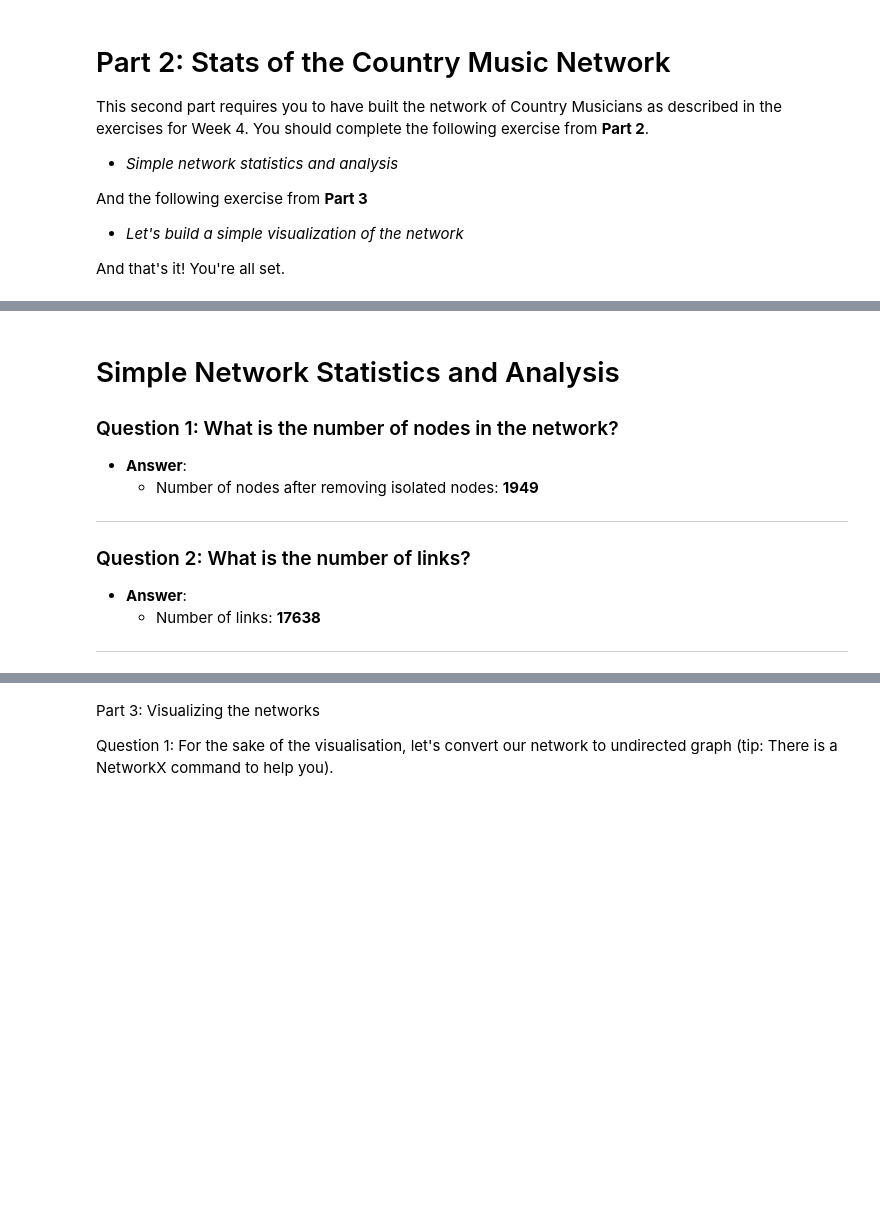
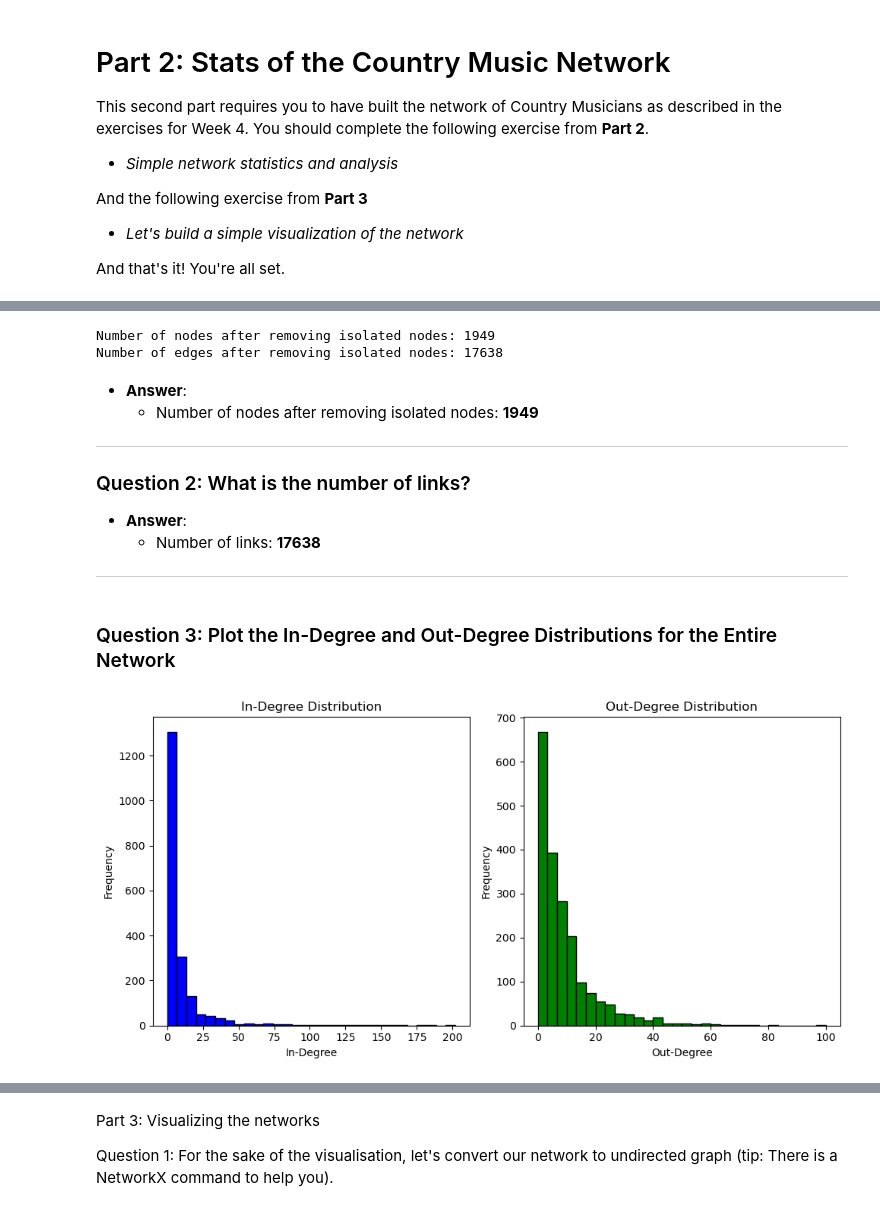
Before and after one commit to ThomasSchiolerH/Social-Graphs-And-Interactions, a Jupyter notebook: Assignment 1/assignment1.ipynb, the cells around one changed output, grey strips where cells are left out. Saved outputs shown, nothing was run; the diff lists cells and outputs as text; code cells hidden in the pictures; blank space fills up the shorter version.

```diff
--- a/Assignment 1/assignment1.ipynb
+++ b/Assignment 1/assignment1.ipynb
@@ -371,7 +469,10 @@ And that's it! You're all set.
+# %%
+print(f"Number of nodes after removing isolated nodes: {len(G.nodes())}")
+print(f"Number of edges after removing isolated nodes: {len(G.edges())}")
+# %% [output]
+Number of nodes after removing isolated nodes: 1949
+Number of edges after removing isolated nodes: 17638
 # %% [markdown]
-# Simple Network Statistics and Analysis
-
-### Question 1: What is the number of nodes in the network?
 - **Answer**:
   - Number of nodes after removing isolated nodes: **1949**
 ---
@@ -381,4 +482,30 @@ And that's it! You're all set.
   - Number of links: **17638**
 
 ---
+# %% [markdown]
+### Question 3: Plot the In-Degree and Out-Degree Distributions for the Entire Network
+# %%
+import matplotlib.pyplot as plt
+
+in_degrees = dict(G.in_degree())
+out_degrees = dict(G.out_degree())
+
+plt.figure(figsize=(10, 5))
+
+plt.subplot(1, 2, 1)
+plt.hist(in_degrees.values(), bins=30, color='blue', edgecolor='black')
+plt.title("In-Degree Distribution")
+plt.xlabel("In-Degree")
+plt.ylabel("Frequency")
+
+plt.subplot(1, 2, 2)
+plt.hist(out_degrees.values(), bins=30, color='green', edgecolor='black')
+plt.title("Out-Degree Distribution")
+plt.xlabel("Out-Degree")
+plt.ylabel("Frequency")
+
+plt.tight_layout()
+plt.show()
+# %% [output]
+[figure, added]
 # %% [markdown]
```
Also changed, not shown: parts of 25 cells of this notebook.
